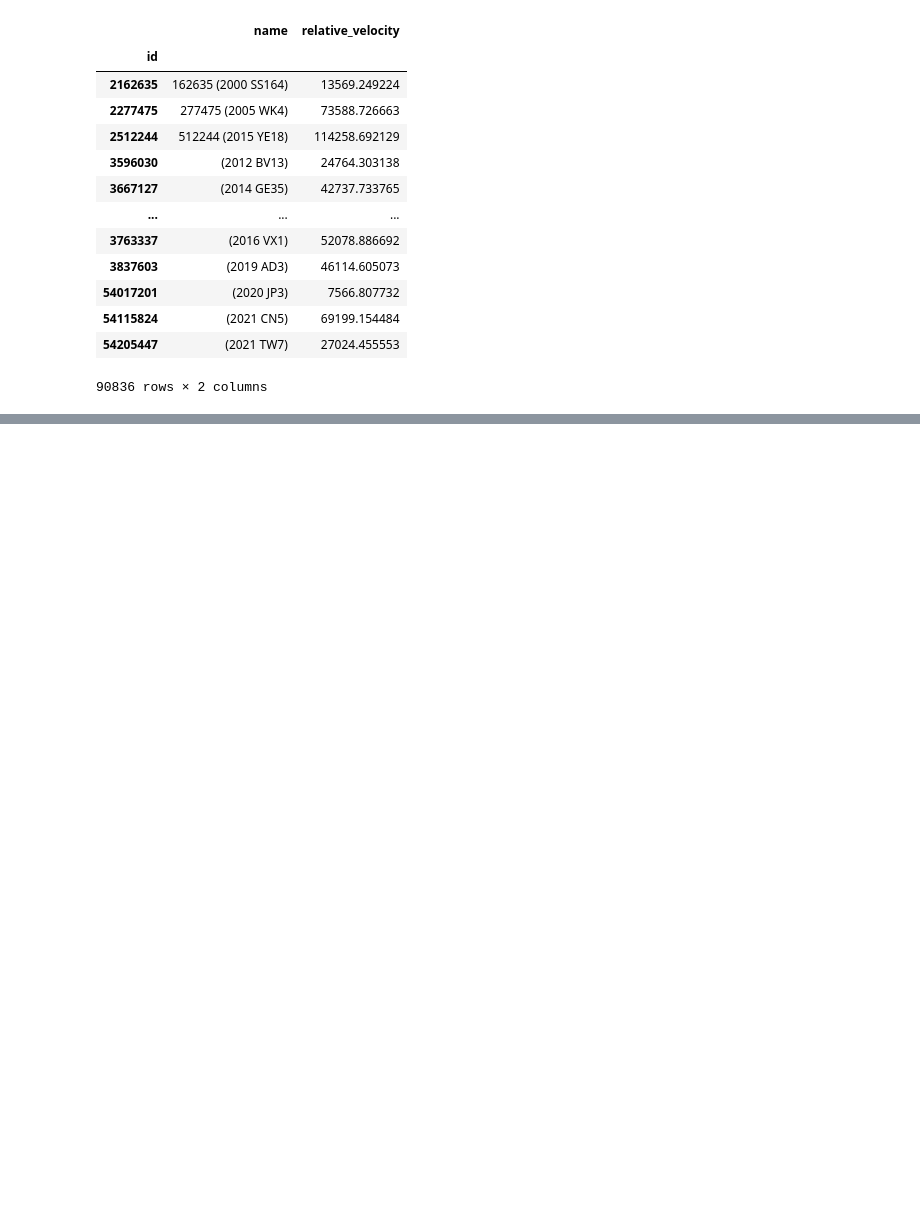
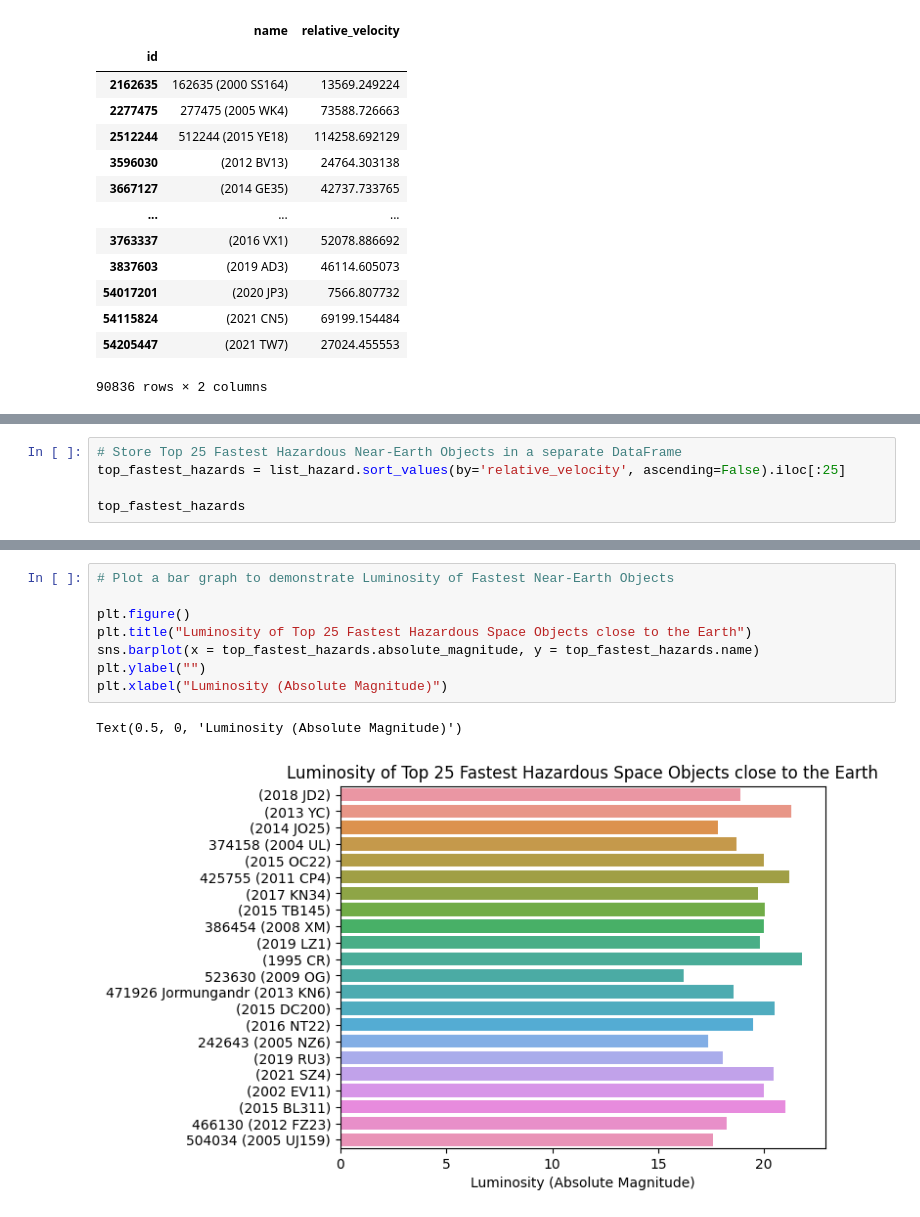
Before and after one commit to c43-sar/Kaggle-NASA-DataViz, a Jupyter notebook: nearest-earth-objects-dataviz.ipynb, the cells around one changed output, grey strips where cells are left out. Cells and saved outputs as stored; diff of their text form; blank space fills up the shorter version.

Commit message:
Kaggle Notebook | Nearest Earth Objects - DataViz | Version 3

```diff
--- a/nearest-earth-objects-dataviz.ipynb
+++ b/nearest-earth-objects-dataviz.ipynb
@@ -96,0 +110,5 @@ Name: relative_velocity, dtype: float64
+# %%
+# Store Top 25 Fastest Hazardous Near-Earth Objects in a separate DataFrame
+top_fastest_hazards = list_hazard.sort_values(by='relative_velocity', ascending=False).iloc[:25]
+
+top_fastest_hazards
@@ -96,0 +147,11 @@ Name: relative_velocity, dtype: float64
+# %%
+# Plot a bar graph to demonstrate Luminosity of Fastest Near-Earth Objects
+
+plt.figure()
+plt.title("Luminosity of Top 25 Fastest Hazardous Space Objects close to the Earth")
+sns.barplot(x = top_fastest_hazards.absolute_magnitude, y = top_fastest_hazards.name)
+plt.ylabel("")
+plt.xlabel("Luminosity (Absolute Magnitude)")
+# %% [output]
+Text(0.5, 0, 'Luminosity (Absolute Magnitude)')
+[figure, added]
```
Also changed, not shown: parts of 6 cells of this notebook.
